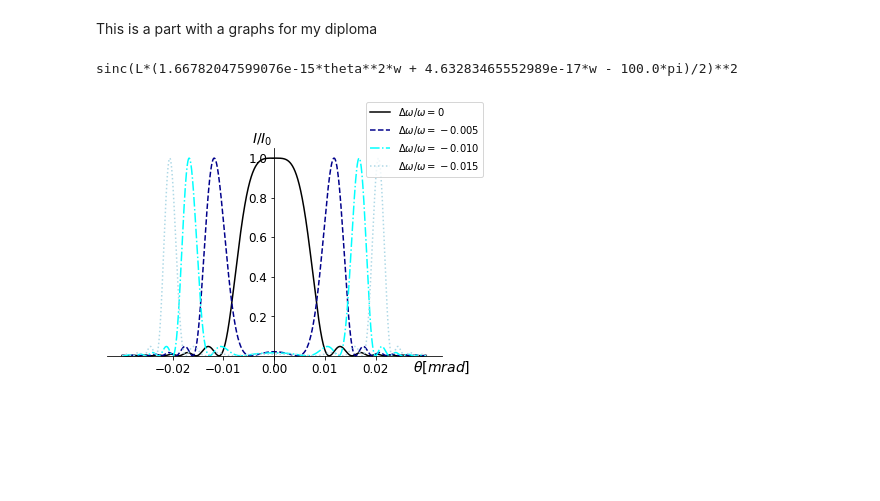
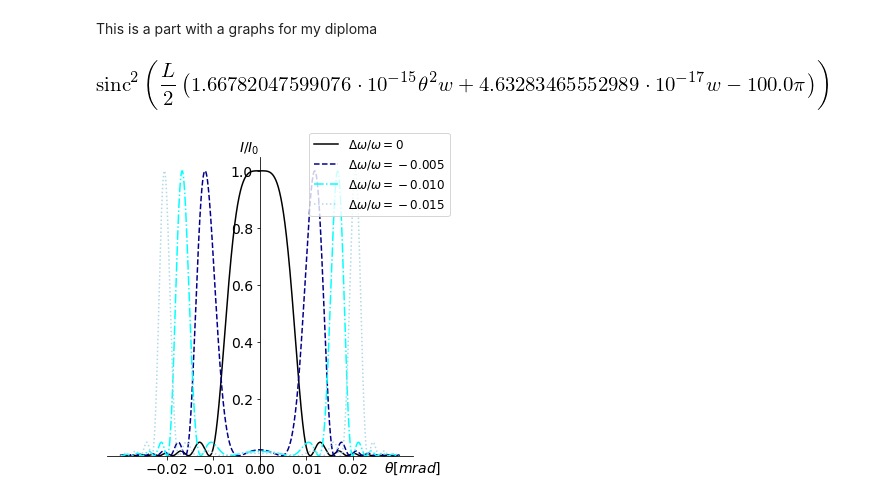
Before and after one commit to TrebAndrew/SKIF_XAS_beamline, a Jupyter notebook: SypPy_examp/Intesity_dist_in_angles.ipynb, the cells around one changed output. Saved outputs shown, nothing was run; the diff lists cells and outputs as text; code cells hidden in the pictures; blank space fills up the shorter version.

Commit message:
add figures to the tex file

```diff
--- a/SypPy_examp/Intesity_dist_in_angles.ipynb
+++ b/SypPy_examp/Intesity_dist_in_angles.ipynb
@@ -20,9 +20,9 @@ Delta_w = w - w_r
 
 I = (sinc((k_w*(w - w_r)/w_r + w*(theta*1e-3)**2/2/c)*L/2))**2
 
-print(I)
+I
 # %% [output]
-sinc(L*(1.66782047599076e-15*theta**2*w + 4.63283465552989e-17*w - 100.0*pi)/2)**2
+[figure, added]
 # %%
 c = 299792458#m/s
 lambda_w = 20 * 1e-3#m undulator length
@@ -35,6 +35,7 @@ def Intens(theta, w, L):
 
 theta = np.arange(-0.03,0.03, 0.00001)
 L = 1.5
+plt.figure(figsize=(5,5))
 w = w_r
 plt.plot(theta, Intens(theta, w, L), color='black', label='$\Delta\omega/\omega = 0$')
 
@@ -53,35 +54,36 @@ y.set_rotation(0)
 
 plt.xticks([-0.02, -0.01, 0, 0.01, 0.02])
         #  [r'$-\pi$', r'$-\pi/2$', r'$0$', r'$+\pi/2$', r'$+\pi$'])
 
 plt.yticks([0.2, 0.4,0.6,0.8, 1.0])
         #  [r'$-1$', r'$0$', r'$+1$'])
 
 ax = plt.gca()
 ax.spines['right'].set_color('none')
 ax.spines['top'].set_color('none')
 ax.xaxis.set_ticks_position('bottom')
 ax.spines['bottom'].set_position(('data',0))
 ax.yaxis.set_ticks_position('left')
 ax.spines['left'].set_position(('data',0))
 ax.xaxis.set_label_coords(1, 0.03)
 ax.yaxis.set_label_coords(0.465, 1.0)
 for label in ax.get_xticklabels() + ax.get_yticklabels():
-    label.set_fontsize(12)
+    label.set_fontsize(14)
     label.set_bbox(dict(facecolor='white', edgecolor='None', alpha=0.01))
 
-leg = plt.legend()#loc='upper left')
+leg = plt.legend(fontsize=12)#loc='upper left')
 # Get the bounding box of the original legend
 bb = leg.get_bbox_to_anchor().inverse_transformed(ax.transAxes)
 
 # Change to location of the legend.
 xOffset = 0.2
 bb.x0 += 0.3
 bb.x1 += 0.14
-bb.y0 += 0.845
+bb.y0 += 0.79
 leg.set_bbox_to_anchor(bb, transform = ax.transAxes)
 
-plt.savefig('/home/andrei/Desktop/angle.pdf')
+plt.tight_layout()
+plt.savefig('/home/andrei/Documents/SKIF_XAS_beamline/TeXDoc/pic/angle.pdf', bbox_inches='tight', figsize=(10, 10))
 plt.show()
 # %% [output]
-[figure, old version]
+[figure, new version]
```
Also changed, not shown: 7 other files.
